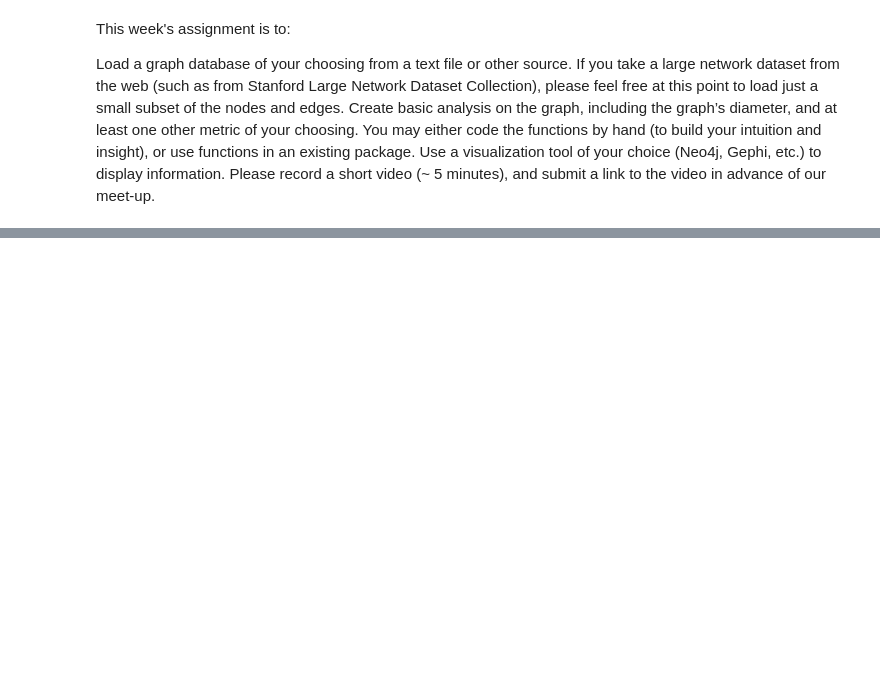
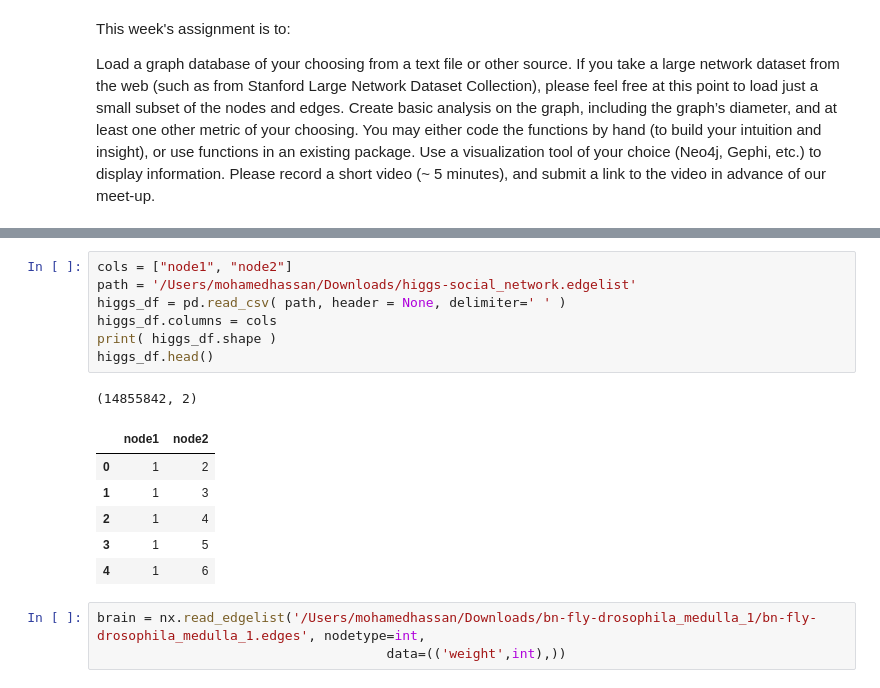
Before and after one commit to moham6839/Data_620_Web_Analytics, a Jupyter notebook: Week_3/Week 3 Assignment.ipynb, the cells around one changed output, grey strips where cells are left out. Saved outputs shown, nothing was run; the diff lists cells and outputs as text; blank space fills up the shorter version.

```diff
--- a/Week_3/Week 3 Assignment.ipynb
+++ b/Week_3/Week 3 Assignment.ipynb
@@ -11,0 +44,18 @@ Please record a short video (~ 5 minutes), and submit a link to the video in adv
+# %%
+cols = ["node1", "node2"]
+path = '/Users/mohamedhassan/Downloads/higgs-social_network.edgelist'
+higgs_df = pd.read_csv( path, header = None, delimiter=' ' )
+higgs_df.columns = cols
+print( higgs_df.shape )
+higgs_df.head()
+# %% [output]
+(14855842, 2)
+|  | node1 | node2 |
+| 0 | 1 | 2 |
+| 1 | 1 | 3 |
+| 2 | 1 | 4 |
+| 3 | 1 | 5 |
+| 4 | 1 | 6 |
+# %%
+brain = nx.read_edgelist('/Users/mohamedhassan/Downloads/bn-fly-drosophila_medulla_1/bn-fly-drosophila_medulla_1.edges', nodetype=int,
+                                     data=(('weight',int),))
```
Also changed, not shown: parts of 11 cells of this notebook.
